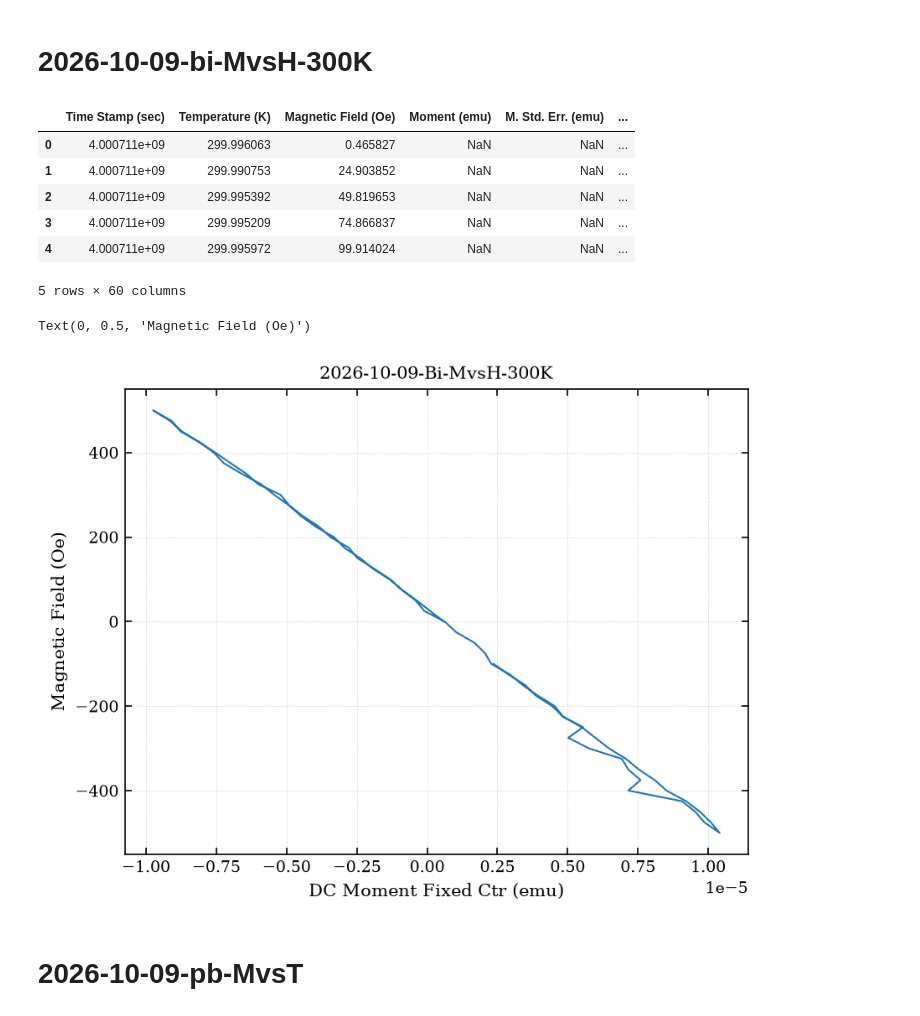
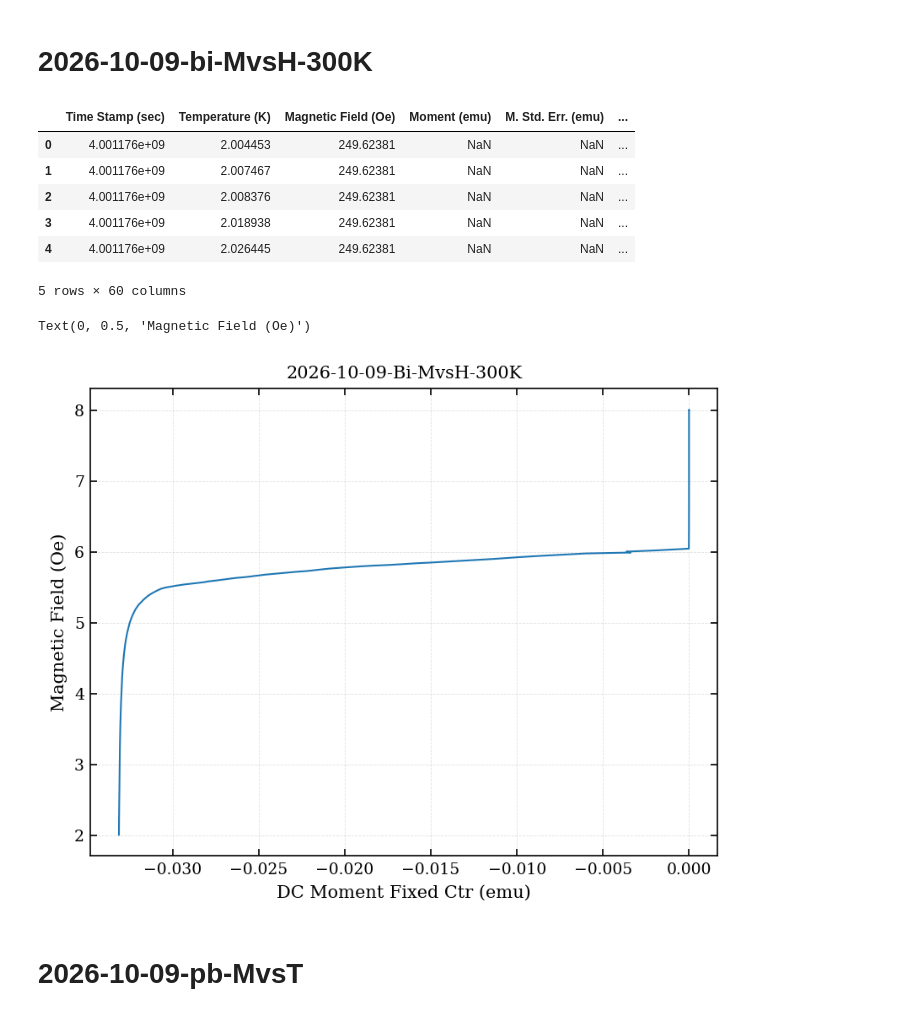
Before and after one commit to OlliePentecost/high-temperature-superconductivity, a Jupyter notebook: 2026-10-09-Bi-MvsH-300K.ipynb, the cells around one changed output. Drawn from its saved outputs; the diff is of its cells as text; code cells hidden in the pictures.

```diff
--- a/2026-10-09-Bi-MvsH-300K.ipynb
+++ b/2026-10-09-Bi-MvsH-300K.ipynb
@@ -51,25 +51,25 @@ plt.rcParams.update({
 # 2026-10-09-bi-MvsH-300K
 # %%
 bi = read_squid_file(
-    "data/2026/10/2026-10-09 Bi MvsH 300K.dat",
+    r"C:\Users\olive\OneDrive - University of Bristol\Final Project\Data\Ollie_and_Ben\2026\10\2026-10-14 Pb MvsT FW Various Field_00002.dat"
 )
 bi.head()
 # %% [output]
 |  | Time Stamp (sec) | Temperature (K) | Magnetic Field (Oe) | Moment (emu) | M. Std. Err. (emu) | ... |
-| 0 | 4.000711e+09 | 299.996063 | 0.465827 | NaN | NaN | ... |
-| 1 | 4.000711e+09 | 299.990753 | 24.903852 | NaN | NaN | ... |
-| 2 | 4.000711e+09 | 299.995392 | 49.819653 | NaN | NaN | ... |
-| 3 | 4.000711e+09 | 299.995209 | 74.866837 | NaN | NaN | ... |
-| 4 | 4.000711e+09 | 299.995972 | 99.914024 | NaN | NaN | ... |
+| 0 | 4.001176e+09 | 2.004453 | 249.62381 | NaN | NaN | ... |
+| 1 | 4.001176e+09 | 2.007467 | 249.62381 | NaN | NaN | ... |
+| 2 | 4.001176e+09 | 2.008376 | 249.62381 | NaN | NaN | ... |
+| 3 | 4.001176e+09 | 2.018938 | 249.62381 | NaN | NaN | ... |
+| 4 | 4.001176e+09 | 2.026445 | 249.62381 | NaN | NaN | ... |
 5 rows × 60 columns
 # %%
-plt.plot(bi["DC Moment Fixed Ctr (emu)"],bi["Magnetic Field (Oe)"])
+plt.plot(bi["DC Moment Fixed Ctr (emu)"],bi["Temperature (K)"])
 plt.title("2026-10-09-Bi-MvsH-300K")
 plt.xlabel("DC Moment Fixed Ctr (emu)")
 plt.ylabel("Magnetic Field (Oe)")
 # %% [output]
 Text(0, 0.5, 'Magnetic Field (Oe)')
-[figure, old version]
+[figure, new version]
 # %% [markdown]
 # 2026-10-09-pb-MvsT
 # %%
```
Also changed, not shown: 1 other file.
